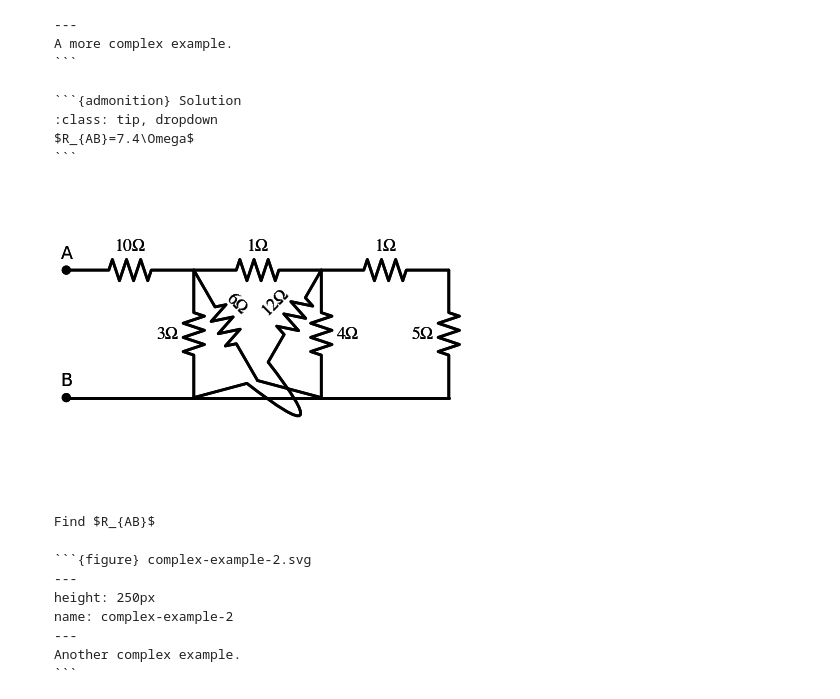
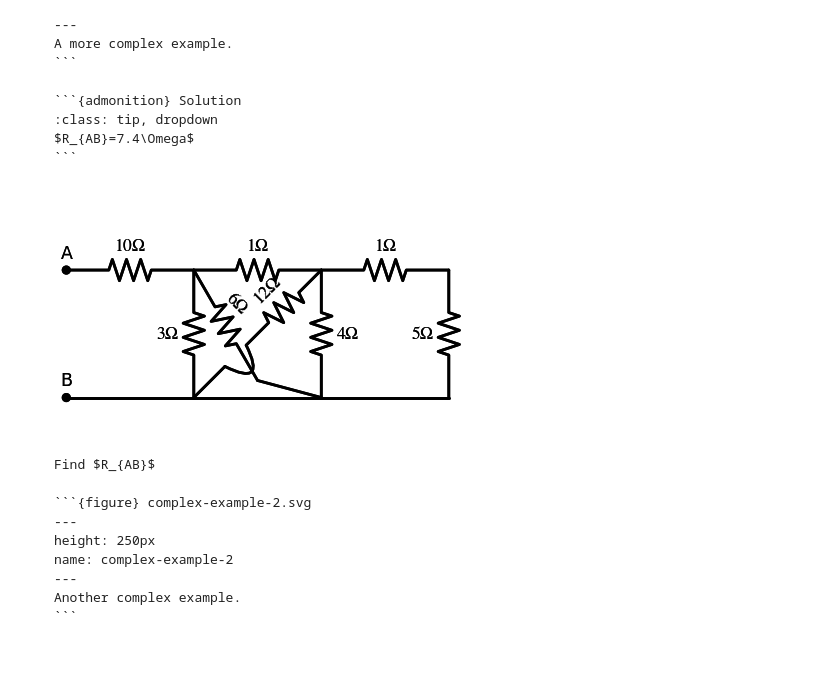
Before and after one commit to Circuit-Analysis/circuit-analysis.github.io, a Jupyter notebook: _sources/chapter-3.ipynb, the cells around one changed output. Cells and saved outputs as stored; diff of their text form; code cells hidden in the pictures; blank space fills up the shorter version.

`````diff
--- a/_sources/chapter-3.ipynb
+++ b/_sources/chapter-3.ipynb
@@ -206,34 +206,34 @@ $R_{AB}=7.4\Omega$
 # %%
 import schemdraw
 import schemdraw.elements as elm
 with schemdraw.Drawing(file='complex-example-2.svg') as d:
     d += elm.Dot().label('A')
     d += elm.Resistor().right().label('$10\Omega$')
     d.push()
     d += (R2 := elm.Resistor().right().label('$1\Omega$'))
     d.push()
     d += elm.Resistor().right().label('$1\Omega$')
     d += elm.Resistor().down().label('$5\Omega$')
     d += elm.Line().left()
     d += (L1 := elm.Line().left())
     d += elm.Line().left()
     d += elm.Dot().label('B')
     d.pop()
     d += (R5 := elm.Resistor().down().label('$4\Omega$', loc='bottom'))
     d.pop()
     d.push()
     d += (R7 := elm.Resistor().down().label('$3\Omega$'))
     # d += elm.Resistor().endpoints(R2.start, L1.start).label('$6\Omega$')
     # d += elm.Resistor().endpoints(R2.end, L1.end).label('$12\Omega$')
     d.pop()
     d += (R6 := elm.Resistor().theta(-60).label('$6\Omega$', halign='right', rotate=-45))
     d += elm.Line().endpoints(R6.end, R5.end)
     d.move_from(R5.start,0,0)
-    d += (R8 := elm.Resistor().label('$12\Omega$', halign='center', rotate=45).theta(-120).length(2.5))
-    d += (A1 := elm.Arc2(k=4).delta(-0.5,-0.5))
+    d += (R8 := elm.Resistor().label('$12\Omega$', halign='center', rotate=45).theta(-135).length(2.5))
+    d += (A1 := elm.Arc2(k=1.5).delta(-0.5,-0.5))
     d += elm.Line().endpoints(A1.end, R7.end)
 # %% [output]
-[figure, old version]
+[figure, new version]
 # %% [markdown]
 ````{admonition} Example
 
`````
Also changed, not shown: 22 other files.
